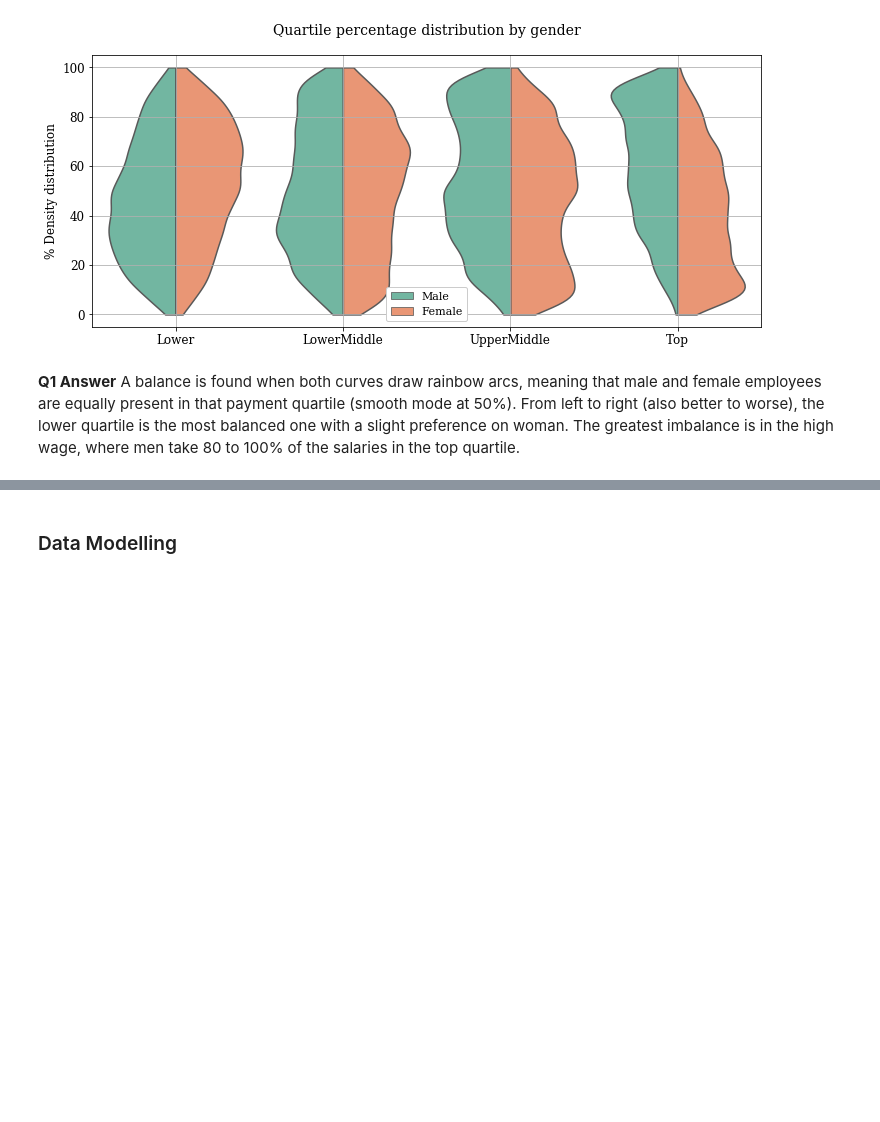
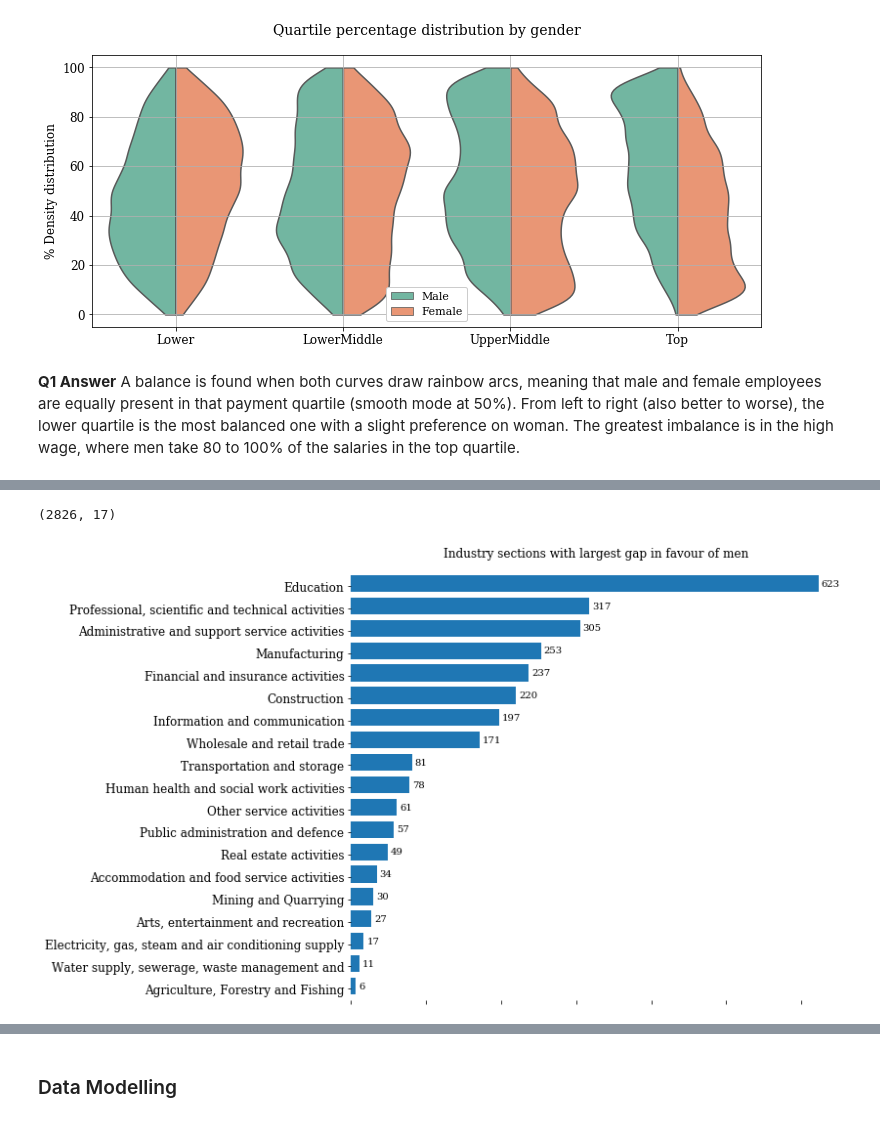
Before and after one commit to leanguardia/gender-pay-gap-uk, a Jupyter notebook: UK-Gender-Pay-Gap.ipynb, the cells around one changed output, grey strips where cells are left out. Saved outputs shown, nothing was run; the diff lists cells and outputs as text; code cells hidden in the pictures; blank space fills up the shorter version.

```diff
--- a/UK-Gender-Pay-Gap.ipynb
+++ b/UK-Gender-Pay-Gap.ipynb
@@ -278,5 +309,8 @@ df2[["SicCodes", "SicSections"]].sample(5)
 # %%
-# quarter_rows = int(df.shape[0] / 4)
-# female_biased = df2.sort_values(by=['DiffMedianHourlyPercent'])[:quarter_records].copy()
-# male_biased   = df2.sort_values(by=['DiffMedianHourlyPercent'], ascending=False) \
-#                     [:quarter_rows].copy()
+quarter_rows = int(df2.shape[0] / 4)
+male_biased   = df2.sort_values(by=['DiffMedianHourlyPercent'], ascending=False) \
+                    .head(quarter_rows)
+plot_section_dist(male_biased, "Industry sections with largest gap in favour of men", filename="male")
+# %% [output]
+(2826, 17)
+[figure, added]
```
Also changed, not shown: parts of 17 cells of this notebook, 1 other file.
